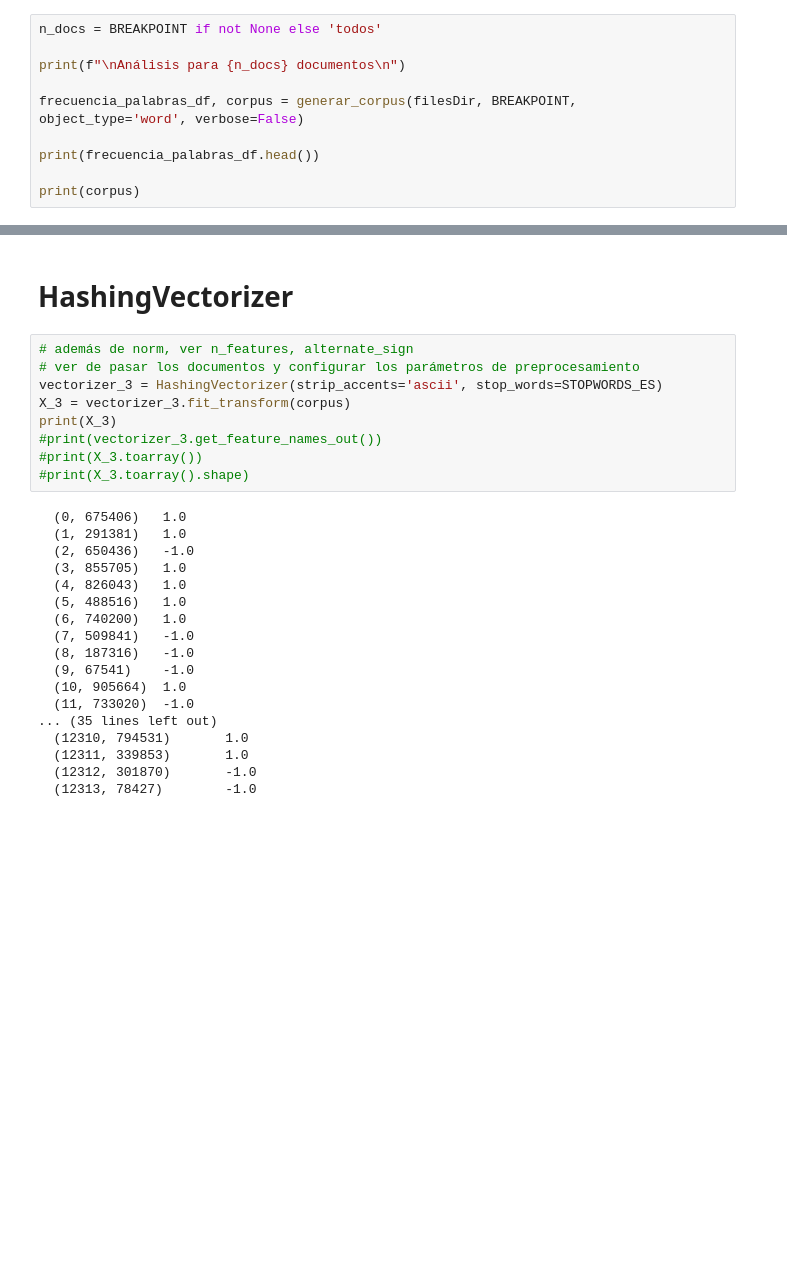
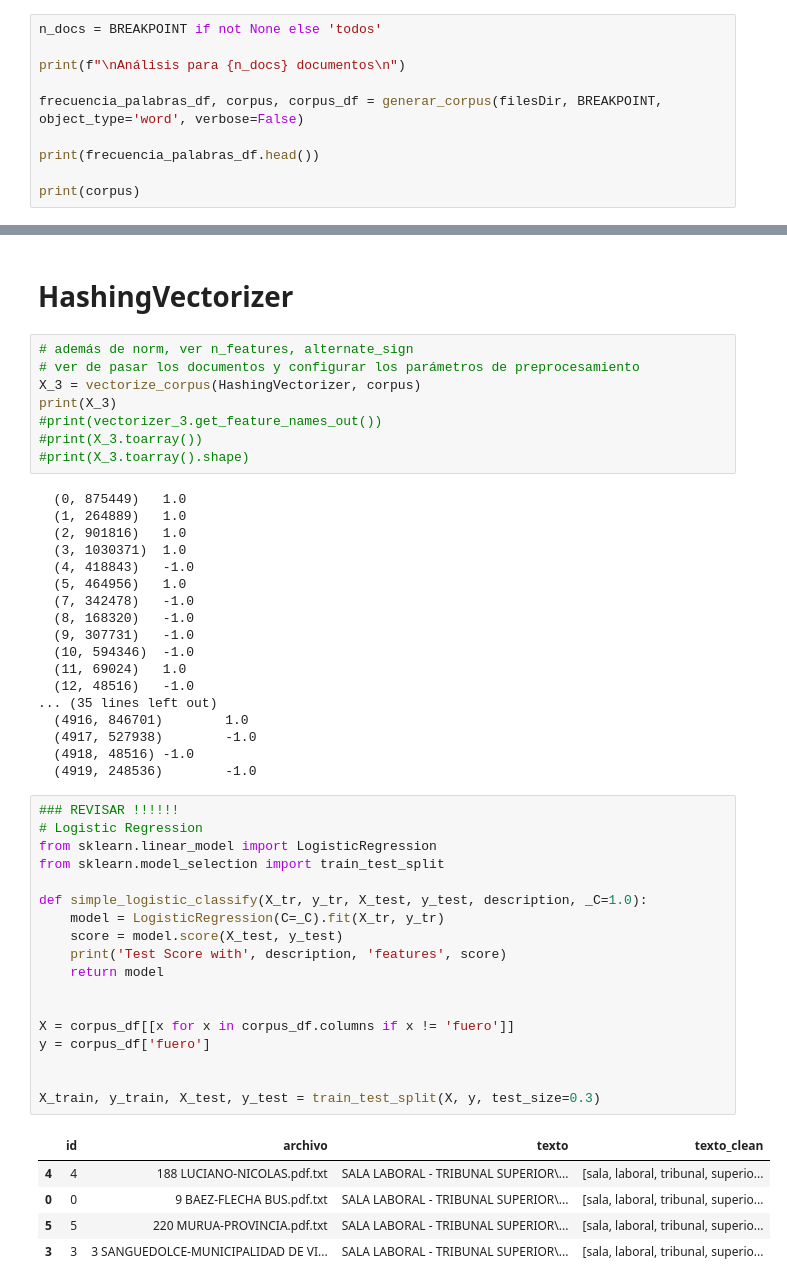
Before and after one commit to adrian-alejandro/Busqueda-y-Recomendacion-para-Textos-Legales-Mentoria-2022, a Jupyter notebook: Practico 3 - Aprendizaje Supervisado.ipynb, the cells around one changed output, grey strips where cells are left out. Drawn from its saved outputs; the diff is of its cells as text; blank space fills up the shorter version.

Commit message:
added logistic regression preliminary code + refactored vectorization functions

```diff
--- a/Practico 3 - Aprendizaje Supervisado.ipynb
+++ b/Practico 3 - Aprendizaje Supervisado.ipynb
@@ -164,7 +182,7 @@ n_docs = BREAKPOINT if not None else 'todos'
 
 print(f"\nAnálisis para {n_docs} documentos\n")
 
-frecuencia_palabras_df, corpus = generar_corpus(filesDir, BREAKPOINT, object_type='word', verbose=False)
+frecuencia_palabras_df, corpus, corpus_df = generar_corpus(filesDir, BREAKPOINT, object_type='word', verbose=False)
 
 print(frecuencia_palabras_df.head())
 
@@ -233,27 +256,50 @@ print(X_2.toarray().shape)
 # %%
 # además de norm, ver n_features, alternate_sign
 # ver de pasar los documentos y configurar los parámetros de preprocesamiento
-vectorizer_3 = HashingVectorizer(strip_accents='ascii', stop_words=STOPWORDS_ES)
-X_3 = vectorizer_3.fit_transform(corpus)
+X_3 = vectorize_corpus(HashingVectorizer, corpus)
 print(X_3)
 #print(vectorizer_3.get_feature_names_out())
 #print(X_3.toarray())
 #print(X_3.toarray().shape)
 # %% [output]
-  (0, 675406)   1.0
-  (1, 291381)   1.0
-  (2, 650436)   -1.0
-  (3, 855705)   1.0
-  (4, 826043)   1.0
-  (5, 488516)   1.0
-  (6, 740200)   1.0
-  (7, 509841)   -1.0
-  (8, 187316)   -1.0
-  (9, 67541)    -1.0
-  (10, 905664)  1.0
-  (11, 733020)  -1.0
+  (0, 875449)   1.0
+  (1, 264889)   1.0
+  (2, 901816)   1.0
+  (3, 1030371)  1.0
+  (4, 418843)   -1.0
+  (5, 464956)   1.0
+  (7, 342478)   -1.0
+  (8, 168320)   -1.0
+  (9, 307731)   -1.0
+  (10, 594346)  -1.0
+  (11, 69024)   1.0
+  (12, 48516)   -1.0
 ... (35 lines left out)
-  (12310, 794531)       1.0
-  (12311, 339853)       1.0
-  (12312, 301870)       -1.0
-  (12313, 78427)        -1.0
+  (4916, 846701)        1.0
+  (4917, 527938)        -1.0
+  (4918, 48516) -1.0
+  (4919, 248536)        -1.0
+# %%
+### REVISAR !!!!!!
+# Logistic Regression
+from sklearn.linear_model import LogisticRegression
+from sklearn.model_selection import train_test_split
+
+def simple_logistic_classify(X_tr, y_tr, X_test, y_test, description, _C=1.0):
+    model = LogisticRegression(C=_C).fit(X_tr, y_tr)
+    score = model.score(X_test, y_test)
+    print('Test Score with', description, 'features', score)
+    return model
+
+
+X = corpus_df[[x for x in corpus_df.columns if x != 'fuero']]
+y = corpus_df['fuero']
+
+
+X_train, y_train, X_test, y_test = train_test_split(X, y, test_size=0.3)
+# %% [output]
+|  | id | archivo | texto | texto_clean |
+| 4 | 4 | 188 LUCIANO-NICOLAS.pdf.txt | SALA LABORAL - TRIBUNAL SUPERIOR\... | [sala, laboral, tribunal, superio... |
+| 0 | 0 | 9 BAEZ-FLECHA BUS.pdf.txt | SALA LABORAL - TRIBUNAL SUPERIOR\... | [sala, laboral, tribunal, superio... |
+| 5 | 5 | 220 MURUA-PROVINCIA.pdf.txt | SALA LABORAL - TRIBUNAL SUPERIOR\... | [sala, laboral, tribunal, superio... |
+| 3 | 3 | 3 SANGUEDOLCE-MUNICIPALIDAD DE VI... | SALA LABORAL - TRIBUNAL SUPERIOR\... | [sala, laboral, tribunal, superio... |
```
Also changed, not shown: parts of 6 cells of this notebook.
